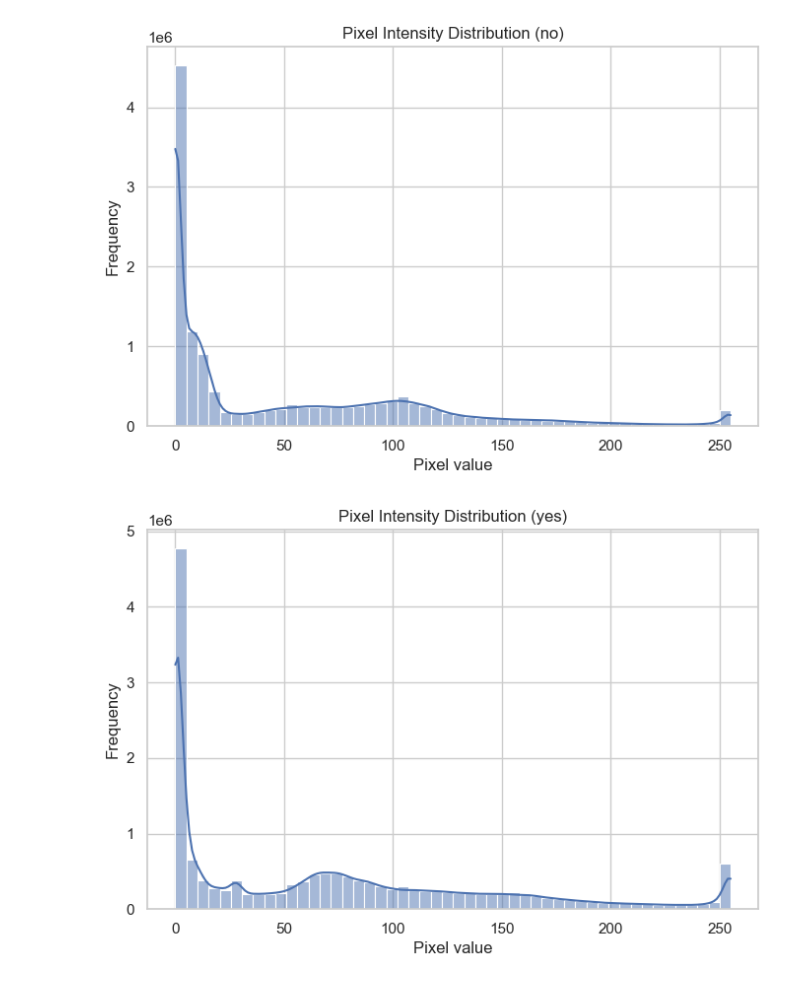
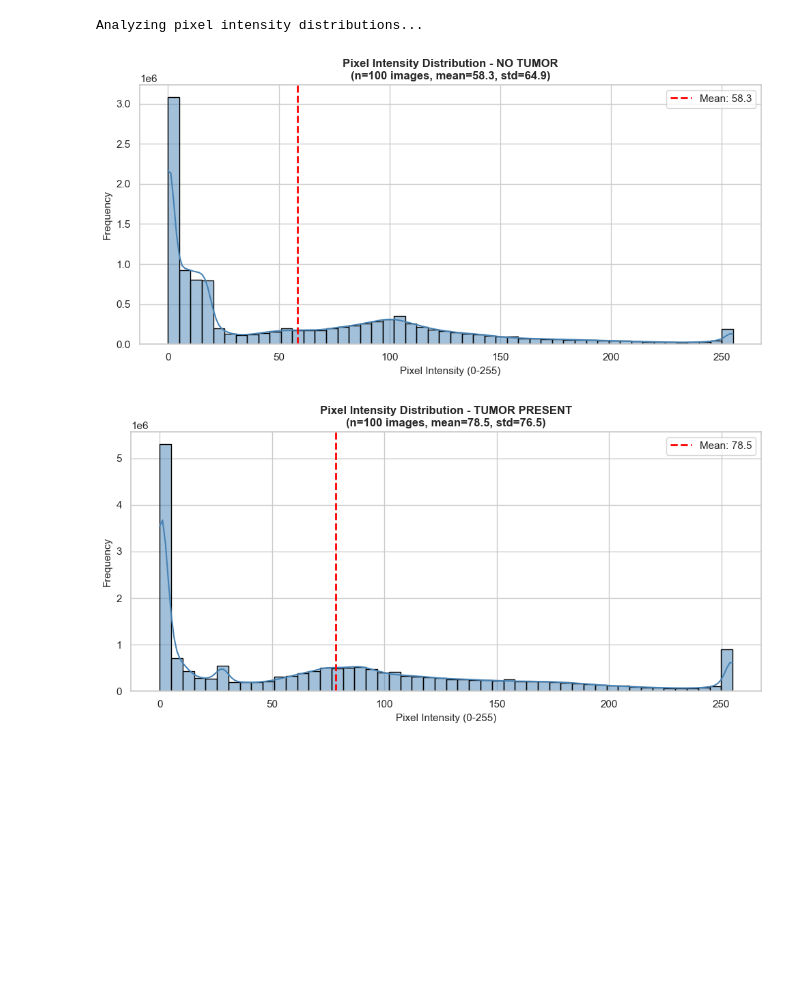
Before and after one commit to WhoIsFawaz/Explainable-Deep-Learning-for-Brain-Tumour-Detection-Comparative-Analysis-of-CNN-and-ResNet, a Jupyter notebook: 1eda.ipynb, the cells around one changed output. Drawn from its saved outputs; the diff is of its cells as text; code cells hidden in the pictures; blank space fills up the shorter version.

```diff
--- a/1eda.ipynb
+++ b/1eda.ipynb
@@ -3,11 +11,19 @@
 # %%
+# File operations and numerical computing
 import os
 import numpy as np
 import pandas as pd
-import matplotlib.pyplot as plt
+
+# Image processing
 from PIL import Image
 import cv2
 
-# Optional: for pretty plots
+# Visualization
+import matplotlib.pyplot as plt
 import seaborn as sns
+
+# Configure visualization style for better-looking plots
 sns.set(style='whitegrid')
+plt.rcParams['figure.dpi'] = 100
+
+print("All libraries imported successfully.")
@@ -92,18 +201,59 @@ Unique sizes: [[ 150  198]
 # %%
-def plot_pixel_distribution(folder, n=100):
+def plot_pixel_distribution(folder, class_name, n=100):
+    """
+    Plot pixel intensity histogram for a random sample of images.
+
+    Args:
+        folder (str): Path to the image folder
+        class_name (str): Name of the class for the title
+        n (int): Number of images to sample for analysis
+    """
     pixels = []
+
+    # Sample n random images and extract all pixel values
     for file in np.random.choice(os.listdir(folder), n, replace=False):
-        img = np.array(Image.open(os.path.join(folder, file)).convert('L'))
-        pixels.extend(img.flatten())
-    plt.figure(figsize=(8,5))
-    sns.histplot(pixels, bins=50, kde=True)
-    plt.title(f'Pixel Intensity Distribution ({folder.split("/")[-1]})')
-    plt.xlabel('Pixel value')
-    plt.ylabel('Frequency')
+        img = np.array(Image.open(os.path.join(folder, file)).convert('L'))  # Convert to grayscale
+        pixels.extend(img.flatten())  # Flatten 2D image to 1D array
+
+    # Create histogram with KDE overlay
+    plt.figure(figsize=(10, 5))
+    sns.histplot(pixels, bins=50, kde=True, color='steelblue', edgecolor='black')
+
+    # Calculate statistics
+    mean_intensity = np.mean(pixels)
+    std_intensity = np.std(pixels)
+
+    plt.title(f'Pixel Intensity Distribution - {class_name.upper()}\n(n={n} images, mean={mean_intensity:.1f}, std={std_intensity:.1f})',
+              fontsize=12, fontweight='bold')
+    plt.xlabel('Pixel Intensity (0-255)', fontsize=11)
+    plt.ylabel('Frequency', fontsize=11)
+    plt.axvline(mean_intensity, color='red', linestyle='--', linewidth=2, label=f'Mean: {mean_intensity:.1f}')
+    plt.legend()
+    plt.tight_layout()
     plt.show()
 
-plot_pixel_distribution(no_path)
-plot_pixel_distribution(yes_path)
+    return mean_intensity, std_intensity
+
+# Analyze pixel distributions for both classes
+print("Analyzing pixel intensity distributions...\n")
+no_mean, no_std = plot_pixel_distribution(no_path, "No Tumor")
+yes_mean, yes_std = plot_pixel_distribution(yes_path, "Tumor Present")
+
+# Compare distributions
+print("\n" + "=" * 50)
+print("PIXEL INTENSITY COMPARISON")
+print("=" * 50)
+print(f"No Tumor:       Mean={no_mean:.2f}, Std={no_std:.2f}")
+print(f"Tumor Present:  Mean={yes_mean:.2f}, Std={yes_std:.2f}")
+print(f"Difference:     {abs(yes_mean - no_mean):.2f} intensity units")
+print("=" * 50)
+
+if abs(yes_mean - no_mean) > 10:
+    print("\nInterpretation: Tumor images show different intensity patterns")
+    print("This suggests hyperintense tumor regions in MRI scans.")
+else:
+    print("\nInterpretation: Similar intensity distributions between classes")
 # %% [output]
+Analyzing pixel intensity distributions...
-[figure, old version]
+[figure, new version]
-[figure, old version]
+[figure, new version]
```
Also changed, not shown: parts of 12 cells of this notebook, 2 other files.
